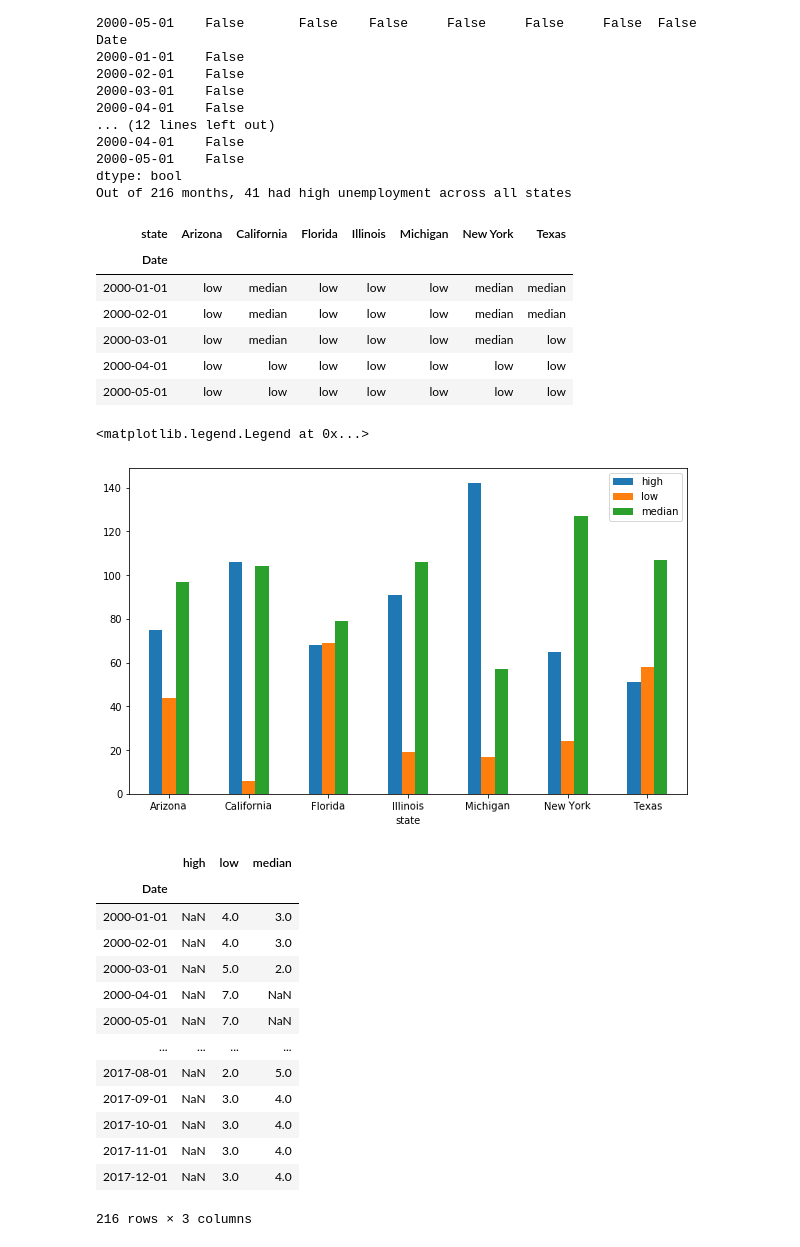
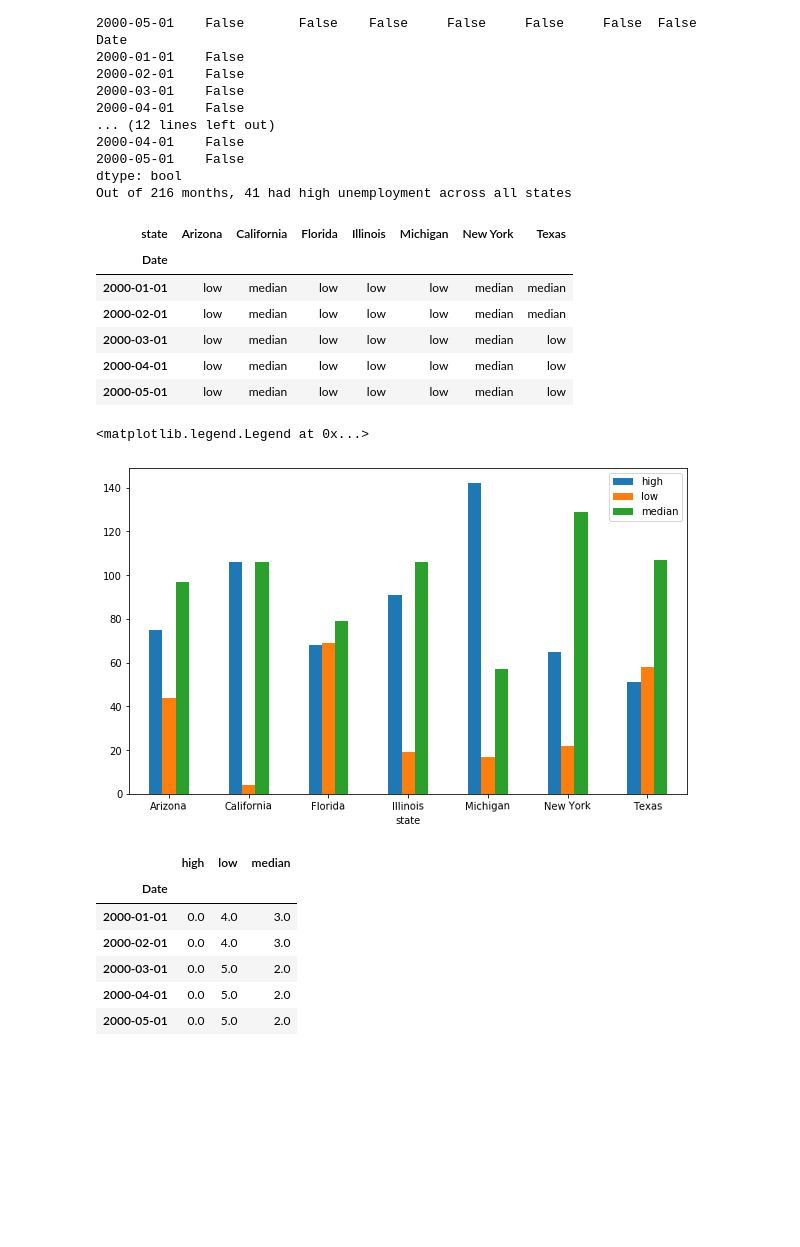
Before and after one commit to jasonqiangguo/QuantEcon-DataScience, a Jupyter notebook: quant_economics.ipynb, the cells around one changed output. Cells and saved outputs as stored; diff of their text form; code cells hidden in the pictures; blank space fills up the shorter version.

```diff
--- a/quant_economics.ipynb
+++ b/quant_economics.ipynb
@@ -2757,8 +2759,9 @@ unemp.dtype
 # %% [output]
 dtype('float64')
 # %%
-url = "https://storage.googleapis.com/qeds/data/state_unemployment.csv"
-unemp_raw = pd.read_csv(url, parse_dates=["Date"])
+#url = "https://storage.googleapis.com/qeds/data/state_unemployment.csv"
+path = "/Users/Summer/Documents/quant_documents/QuantEcon-DataScience/state_unemployment.csv"
+unemp_raw = pd.read_csv(path, parse_dates=["Date"])
 # %%
 unemp_raw.head()
 # %% [output]
@@ -3318,8 +3323,8 @@ unemp_bins.head()
 | 2000-01-01 | low | median | low | low | low | median | median |
 | 2000-02-01 | low | median | low | low | low | median | median |
 | 2000-03-01 | low | median | low | low | low | median | low |
-| 2000-04-01 | low | low | low | low | low | low | low |
-| 2000-05-01 | low | low | low | low | low | low | low |
+| 2000-04-01 | low | median | low | low | low | median | low |
+| 2000-05-01 | low | median | low | low | low | median | low |
 # %%
 #(Challenging) This exercise has multiple parts:
 #Use another transform on unemp_bins to count how many times each state had each of the three classifications.
@@ -3345,28 +3350,25 @@ ax = state_class.T.plot(kind = "bar", figsize = (10,6), rot = 1)
 ax.legend(loc = "upper right")
 # %% [output]
 <matplotlib.legend.Legend at 0x...>
-[figure, old version]
+[figure, new version]
 # %%
 #(Challenging) Repeat the previous step, but count how many states had each classification in each month. Which month had the most states with high unemployment? What about medium and low?
 
 # Part 4: Apply the same transform from part 4, but to each date instead of to each state
 
-unemp_bins.apply(count_n_classification, axis = 1)
+date_class = unemp_bins.apply(count_n_classification, axis = 1)
+
+date_class = date_class.fillna(0)
+
+date_class.head()
 # %% [output]
 |  | high | low | median |
 | Date |  |  |  |
-| 2000-01-01 | NaN | 4.0 | 3.0 |
-| 2000-02-01 | NaN | 4.0 | 3.0 |
-| 2000-03-01 | NaN | 5.0 | 2.0 |
-| 2000-04-01 | NaN | 7.0 | NaN |
-| 2000-05-01 | NaN | 7.0 | NaN |
-| ... | ... | ... | ... |
-| 2017-08-01 | NaN | 2.0 | 5.0 |
-| 2017-09-01 | NaN | 3.0 | 4.0 |
-| 2017-10-01 | NaN | 3.0 | 4.0 |
-| 2017-11-01 | NaN | 3.0 | 4.0 |
-| 2017-12-01 | NaN | 3.0 | 4.0 |
+| 2000-01-01 | 0.0 | 4.0 | 3.0 |
+| 2000-02-01 | 0.0 | 4.0 | 3.0 |
+| 2000-03-01 | 0.0 | 5.0 | 2.0 |
+| 2000-04-01 | 0.0 | 5.0 | 2.0 |
+| 2000-05-01 | 0.0 | 5.0 | 2.0 |
-216 rows × 3 columns
 # %%
 unemp.agg([min, max])
 # %% [output]
```
Also changed, not shown: parts of 75 cells of this notebook.
